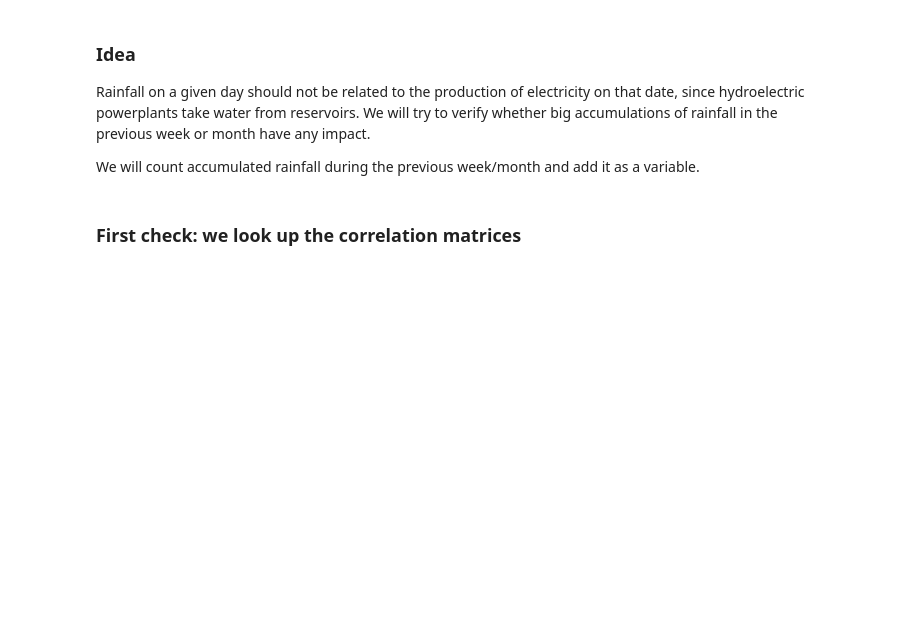
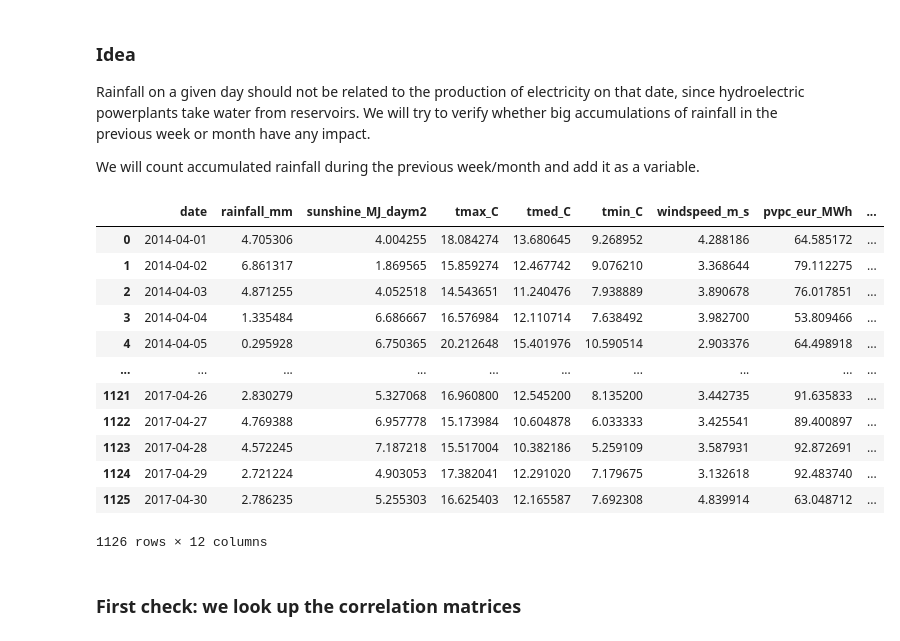
Before and after one commit to ber2/meteoenergy, a Jupyter notebook: meteoenergy.ipynb, the cells around one changed output. Saved outputs shown, nothing was run; the diff lists cells and outputs as text; code cells hidden in the pictures; blank space fills up the shorter version.

```diff
--- a/meteoenergy.ipynb
+++ b/meteoenergy.ipynb
@@ -79,6 +79,22 @@ def count_rainfall_prev_three_months(date):
 df['rainfall_prev_week_mm'] = df['date'].apply(count_rainfall_prev_week)
 df['rainfall_prev_month_mm'] = df['date'].apply(count_rainfall_prev_month)
 df['rainfall_prev_three_months_mm'] = df['date'].apply(count_rainfall_prev_three_months)
+# %%
+df
+# %% [output]
+|  | date | rainfall_mm | sunshine_MJ_daym2 | tmax_C | tmed_C | tmin_C | windspeed_m_s | pvpc_eur_MWh | ... |
+| 0 | 2014-04-01 | 4.705306 | 4.004255 | 18.084274 | 13.680645 | 9.268952 | 4.288186 | 64.585172 | ... |
+| 1 | 2014-04-02 | 6.861317 | 1.869565 | 15.859274 | 12.467742 | 9.076210 | 3.368644 | 79.112275 | ... |
+| 2 | 2014-04-03 | 4.871255 | 4.052518 | 14.543651 | 11.240476 | 7.938889 | 3.890678 | 76.017851 | ... |
+| 3 | 2014-04-04 | 1.335484 | 6.686667 | 16.576984 | 12.110714 | 7.638492 | 3.982700 | 53.809466 | ... |
+| 4 | 2014-04-05 | 0.295928 | 6.750365 | 20.212648 | 15.401976 | 10.590514 | 2.903376 | 64.498918 | ... |
+| ... | ... | ... | ... | ... | ... | ... | ... | ... | ... |
+| 1121 | 2017-04-26 | 2.830279 | 5.327068 | 16.960800 | 12.545200 | 8.135200 | 3.442735 | 91.635833 | ... |
+| 1122 | 2017-04-27 | 4.769388 | 6.957778 | 15.173984 | 10.604878 | 6.033333 | 3.425541 | 89.400897 | ... |
+| 1123 | 2017-04-28 | 4.572245 | 7.187218 | 15.517004 | 10.382186 | 5.259109 | 3.587931 | 92.872691 | ... |
+| 1124 | 2017-04-29 | 2.721224 | 4.903053 | 17.382041 | 12.291020 | 7.179675 | 3.132618 | 92.483740 | ... |
+| 1125 | 2017-04-30 | 2.786235 | 5.255303 | 16.625403 | 12.165587 | 7.692308 | 4.839914 | 63.048712 | ... |
+1126 rows × 12 columns
 # %% [markdown]
 ### First check: we look up the correlation matrices
 # %%
```
Also changed, not shown: parts of 1 cell of this notebook, 8 other files.
